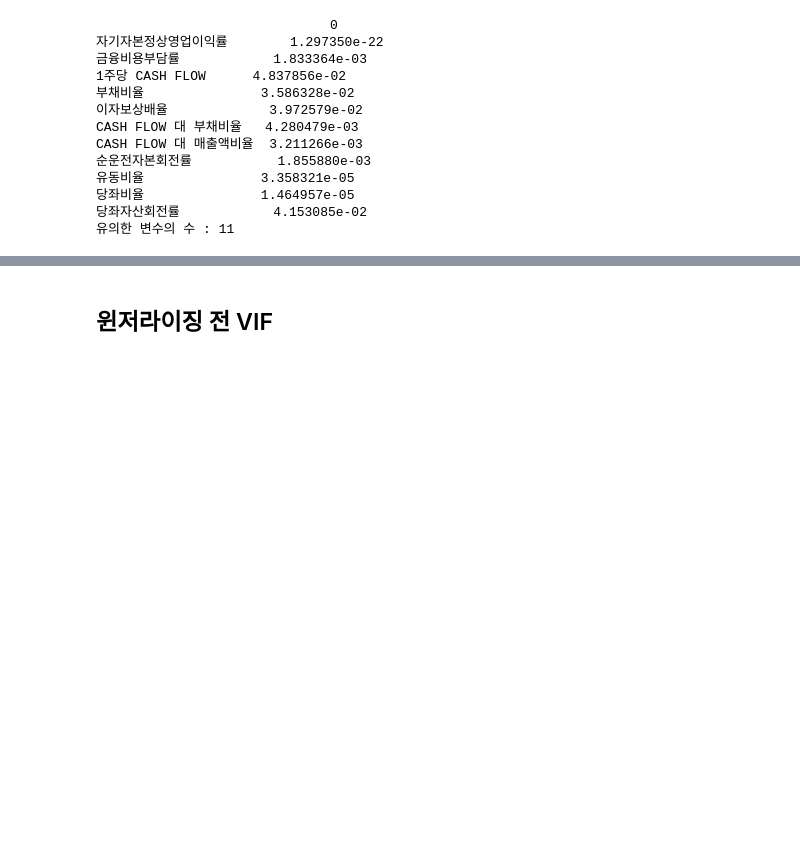
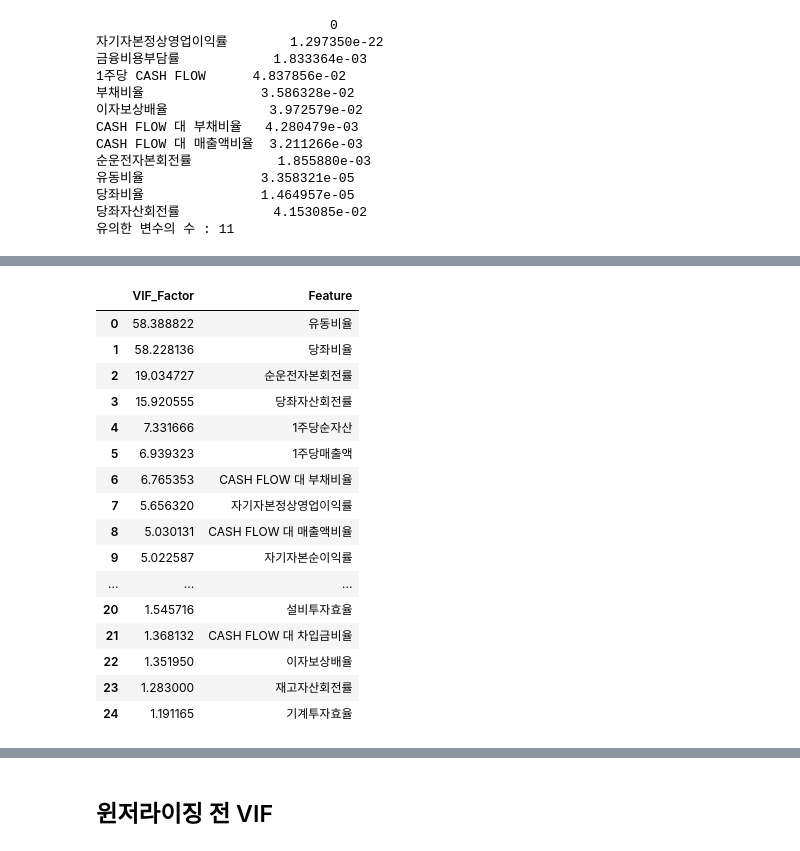
Before and after one commit to jkim0313/project2_quaero, a Jupyter notebook: 정규성검정/winsorized_normality_test.ipynb, the cells around one changed output, grey strips where cells are left out. Drawn from its saved outputs; the diff is of its cells as text; code cells hidden in the pictures; blank space fills up the shorter version.

```diff
--- a/정규성검정/winsorized_normality_test.ipynb
+++ b/정규성검정/winsorized_normality_test.ipynb
@@ -540,5 +555,26 @@ wins_scaled_vif = df_wins_sig.drop(['총자본순이익률','유동비율','총
+# %%
+wins_vif = df_wins_sig.drop(['수지비율', '유동자산회전률', '총자본회전률', '총자본투자효율', '타인자본회전률',
+                                    '부가가치율', 'CASH FLOW 대 총자본비율', '자기자본구성비율'],axis=1)
 # %%
 # 4-2) VIf 데이터프레임 재확인
-feature_vif = feature_engineering_XbyVIF(wins_scaled_vif.iloc[:,:-1])
+feature_vif = feature_engineering_XbyVIF(wins_vif.iloc[:, 10:])
 feature_vif_df = pd.DataFrame(feature_vif)
 feature_vif_df.sort_values('VIF_Factor', ascending=False).reset_index(drop=True)
+# %% [output]
+|  | VIF_Factor | Feature |
+| 0 | 58.388822 | 유동비율 |
+| 1 | 58.228136 | 당좌비율 |
+| 2 | 19.034727 | 순운전자본회전률 |
+| 3 | 15.920555 | 당좌자산회전률 |
+| 4 | 7.331666 | 1주당순자산 |
+| 5 | 6.939323 | 1주당매출액 |
+| 6 | 6.765353 | CASH FLOW 대 부채비율 |
+| 7 | 5.656320 | 자기자본정상영업이익률 |
+| 8 | 5.030131 | CASH FLOW 대 매출액비율 |
+| 9 | 5.022587 | 자기자본순이익률 |
+| ... | ... | ... |
+| 20 | 1.545716 | 설비투자효율 |
+| 21 | 1.368132 | CASH FLOW 대 차입금비율 |
+| 22 | 1.351950 | 이자보상배율 |
+| 23 | 1.283000 | 재고자산회전률 |
+| 24 | 1.191165 | 기계투자효율 |
```
Also changed, not shown: parts of 9 cells of this notebook.
